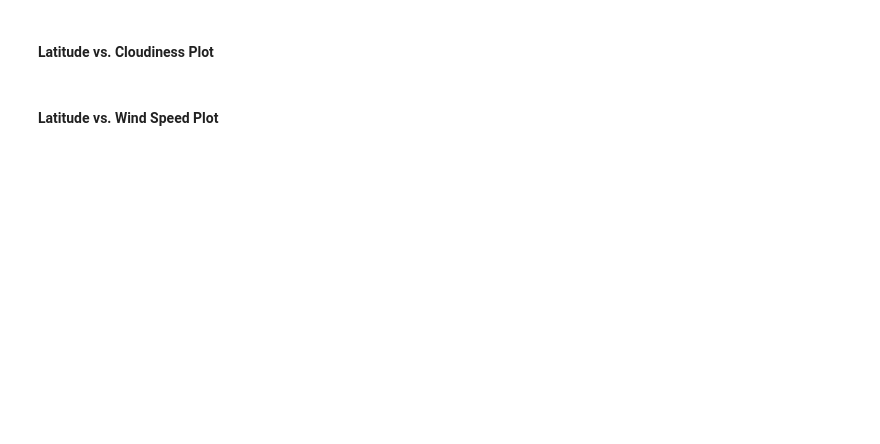
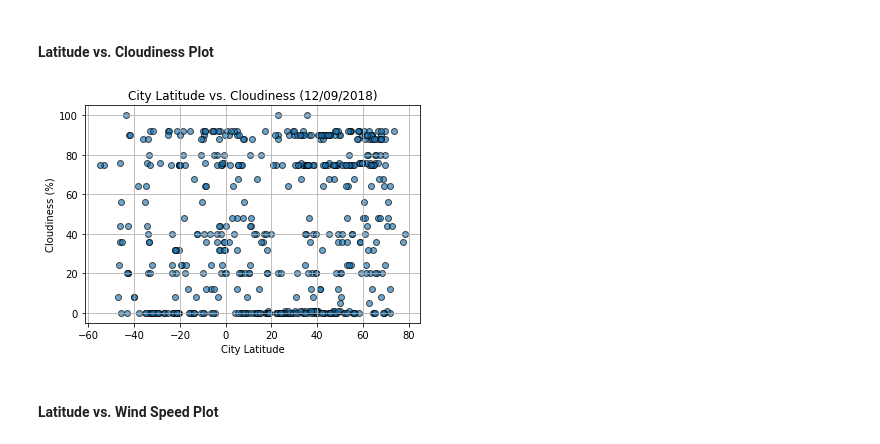
Before and after one commit to Ohmarr/Weatherpy, a Jupyter notebook: dev/WeatherPy.ipynb, the cells around one changed output. Drawn from its saved outputs; the diff is of its cells as text; code cells hidden in the pictures; blank space fills up the shorter version.

```diff
--- a/dev/WeatherPy.ipynb
+++ b/dev/WeatherPy.ipynb
@@ -210,4 +250,13 @@ city_data.head()
 # %% [markdown]
 #### Latitude vs. Cloudiness Plot
+# %%
+plt.scatter(city_data['Latitude'],city_data['Cloudiness'], edgecolors='black', alpha=0.65)
+plt.grid()
+plt.title(f'City Latitude vs. Cloudiness ({time_stamp})')
+plt.xlabel('City Latitude')
+plt.ylabel('Cloudiness (%)')
+plt.show()
+# %% [output]
+[figure, added]
 # %% [markdown]
 #### Latitude vs. Wind Speed Plot
```
Also changed, not shown: parts of 12 cells of this notebook.
